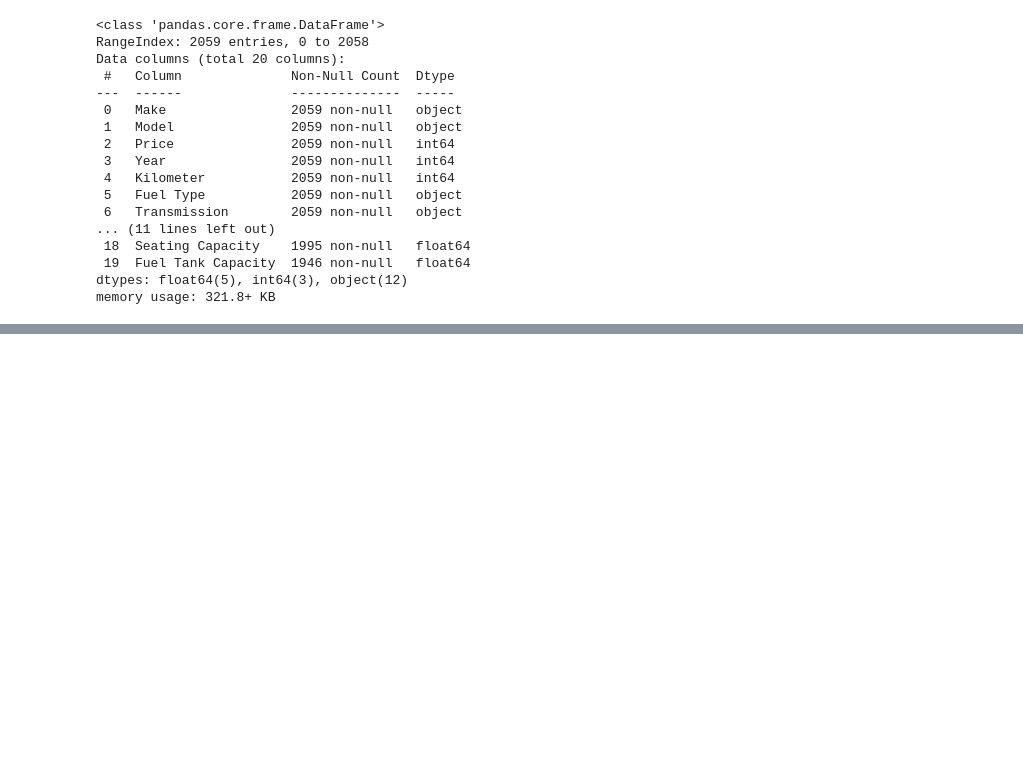
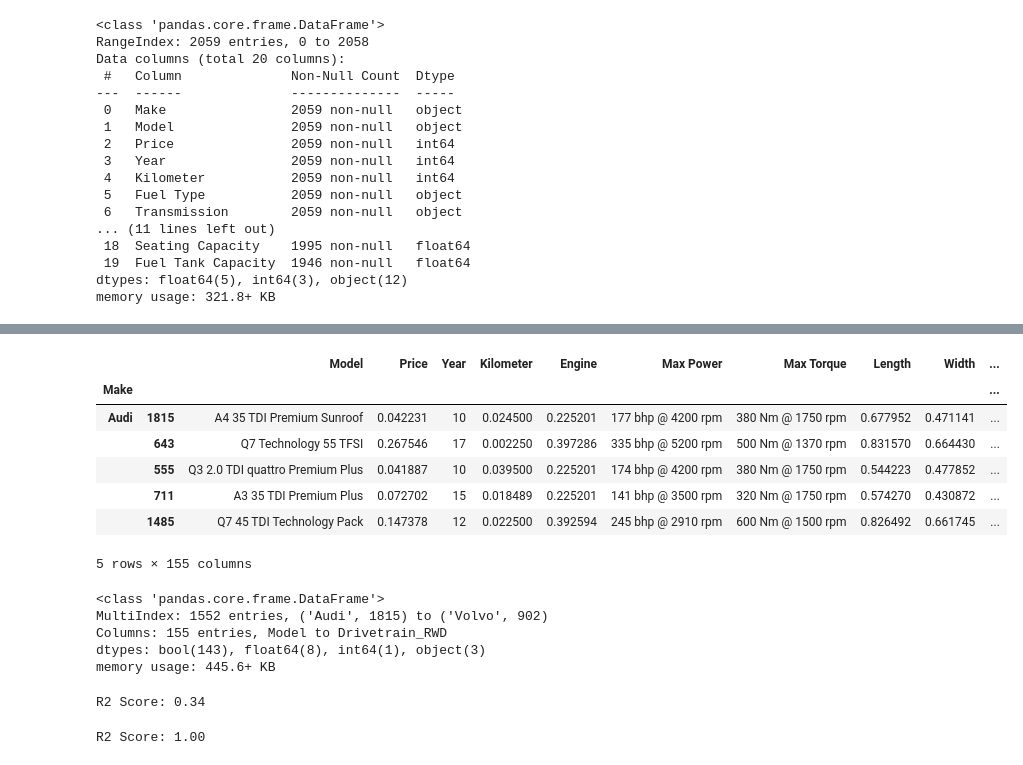
Before and after one commit to PNU-SE-AIteam/automobile_model_example, a Jupyter notebook: cars.ipynb, the cells around one changed output, grey strips where cells are left out. Cells and saved outputs as stored; diff of their text form; code cells hidden in the pictures; blank space fills up the shorter version.

```diff
--- a/cars.ipynb
+++ b/cars.ipynb
@@ -122,0 +154,27 @@ NameError: name 'dropna' is not defined
+# %%
+train_df['Engine'] = train_df['Engine'].str.replace('cc', '').astype(int)
+# %%
+columns_to_normalize = ['Price', 'Kilometer', 'Engine', 'Length', 'Width', 'Height', 'Seating Capacity', 'Fuel Tank Capacity']
+
+scaler = preprocessing.MinMaxScaler()
+
+train_df[columns_to_normalize] = scaler.fit_transform(train_df[columns_to_normalize])
+# %%
+train_df.head()
+# %% [output]
+|  |  | Model | Price | Year | Kilometer | Engine | Max Power | Max Torque | Length | Width | ... |
+| Make |  |  |  |  |  |  |  |  |  |  | ... |
+| Audi | 1815 | A4 35 TDI Premium Sunroof | 0.042231 | 10 | 0.024500 | 0.225201 | 177 bhp @ 4200 rpm | 380 Nm @ 1750 rpm | 0.677952 | 0.471141 | ... |
+|  | 643 | Q7 Technology 55 TFSI | 0.267546 | 17 | 0.002250 | 0.397286 | 335 bhp @ 5200 rpm | 500 Nm @ 1370 rpm | 0.831570 | 0.664430 | ... |
+|  | 555 | Q3 2.0 TDI quattro Premium Plus | 0.041887 | 10 | 0.039500 | 0.225201 | 174 bhp @ 4200 rpm | 380 Nm @ 1750 rpm | 0.544223 | 0.477852 | ... |
+|  | 711 | A3 35 TDI Premium Plus | 0.072702 | 15 | 0.018489 | 0.225201 | 141 bhp @ 3500 rpm | 320 Nm @ 1750 rpm | 0.574270 | 0.430872 | ... |
+|  | 1485 | Q7 45 TDI Technology Pack | 0.147378 | 12 | 0.022500 | 0.392594 | 245 bhp @ 2910 rpm | 600 Nm @ 1500 rpm | 0.826492 | 0.661745 | ... |
+5 rows × 155 columns
+# %%
+train_df.info()
+# %% [output]
+<class 'pandas.core.frame.DataFrame'>
+MultiIndex: 1552 entries, ('Audi', 1815) to ('Volvo', 902)
+Columns: 155 entries, Model to Drivetrain_RWD
+dtypes: bool(143), float64(8), int64(1), object(3)
+memory usage: 445.6+ KB
@@ -122,0 +184,12 @@ NameError: name 'dropna' is not defined
+# %%
+X_train, X_test, y_train, y_test = train_test_split(X, y, test_size=0.4, random_state=69)
+
+model = linear_model.LinearRegression()
+model.fit(X_train, y_train)
+
+y_pred = model.predict(X_test)
+
+r2score = r2_score(y_test, y_pred)
+print("R2 Score: %.2f" % r2score)
+# %% [output]
+R2 Score: 0.34
@@ -122,0 +199,12 @@ NameError: name 'dropna' is not defined
+# %%
+X_train, X_test, y_train, y_test = train_test_split(X_adv, y_adv, test_size=0.4, random_state=69)
+
+model = linear_model.LinearRegression()
+model.fit(X_train, y_train)
+
+y_pred = model.predict(X_test)
+
+r2score = r2_score(y_test, y_pred)
+print("R2 Score: %.2f" % r2score)
+# %% [output]
+R2 Score: 1.00
```
Also changed, not shown: parts of 16 cells of this notebook.
